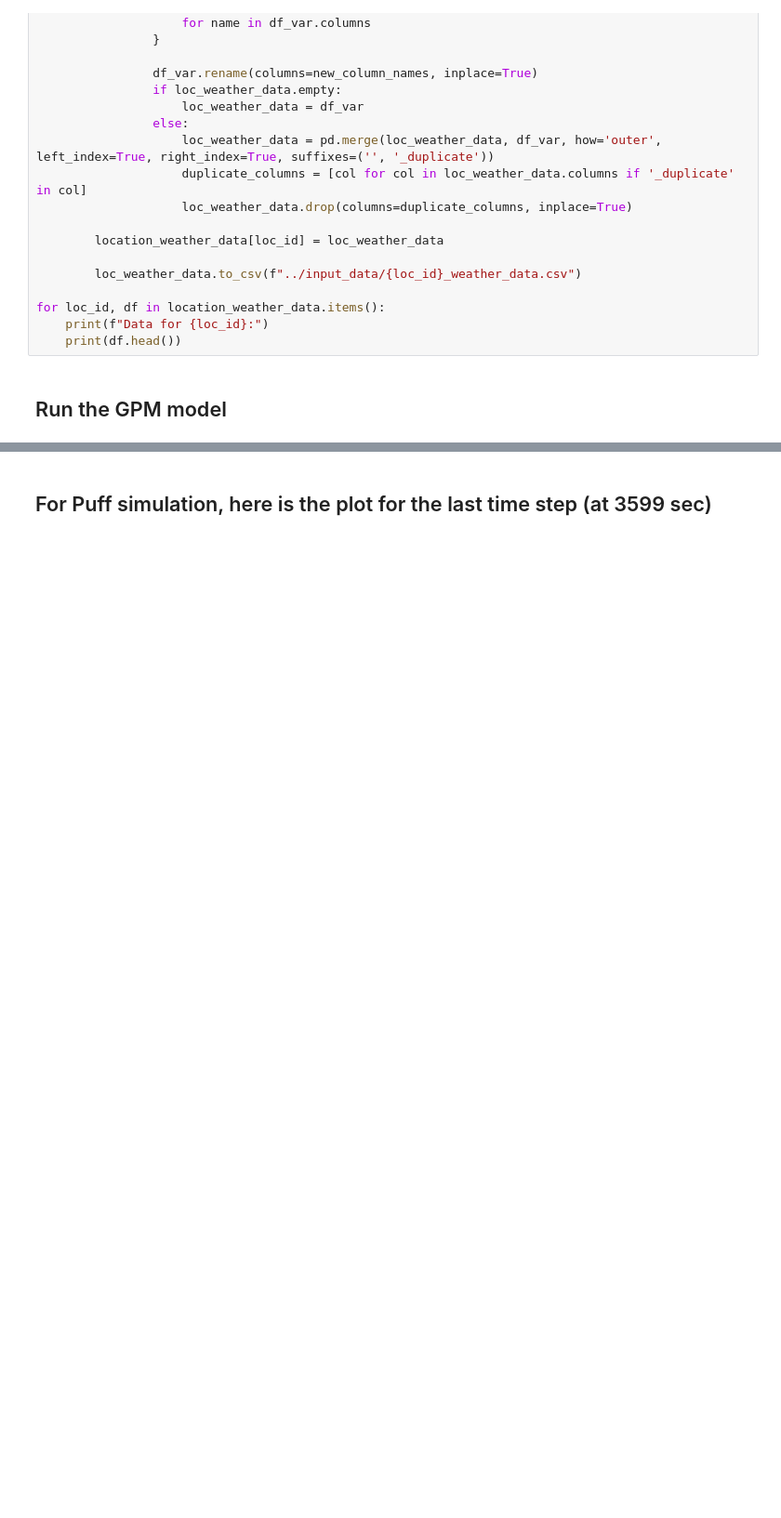
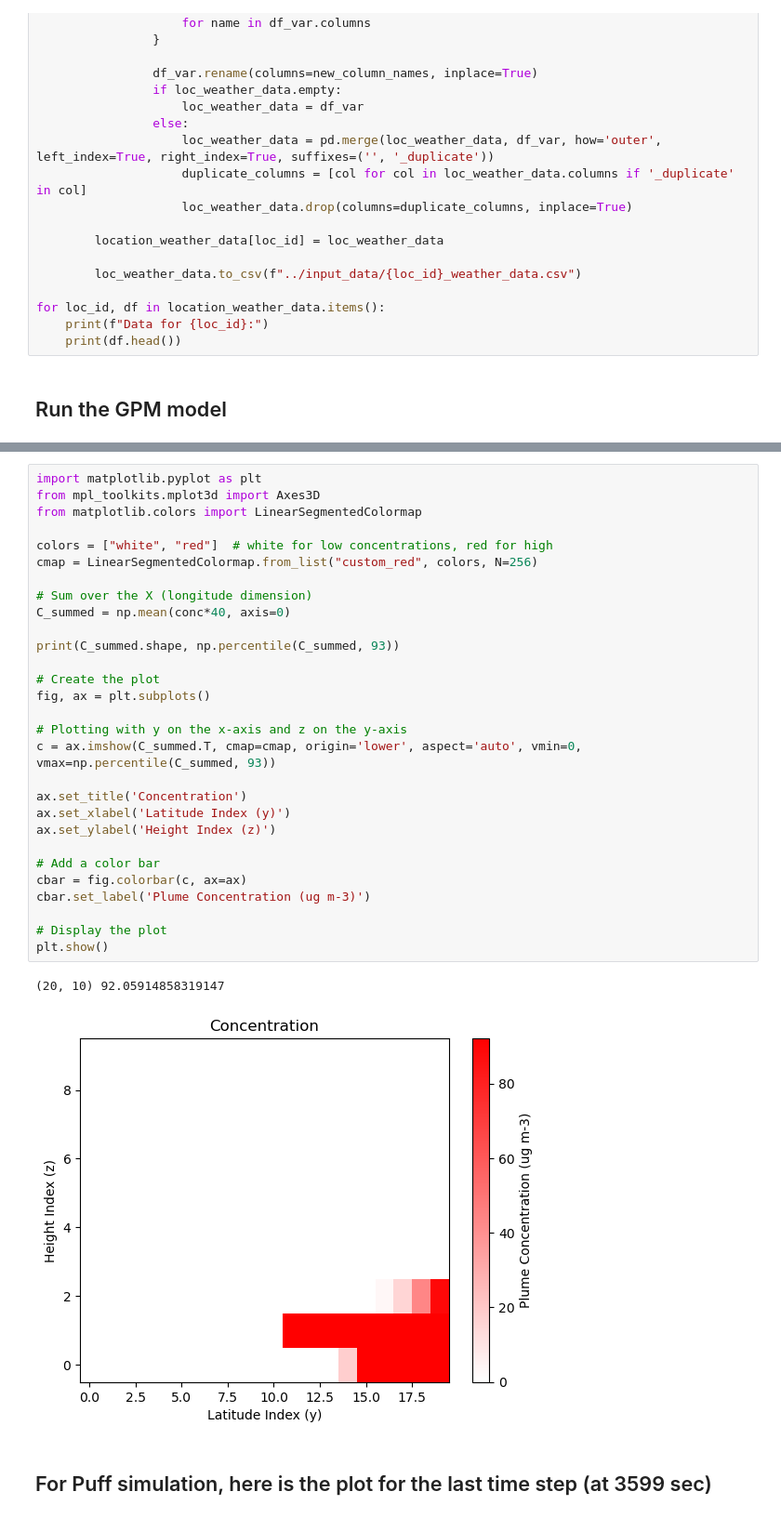
Before and after one commit to yunhal/CH4_dispersion, a Jupyter notebook: code/main.ipynb, the cells around one changed output, grey strips where cells are left out. Shown at 93% size. Saved outputs shown, nothing was run; the diff lists cells and outputs as text; blank space fills up the shorter version.

```diff
--- a/code/main.ipynb
+++ b/code/main.ipynb
@@ -245,3 +260,35 @@ Plotting time step 1500
+# %%
+import matplotlib.pyplot as plt
+from mpl_toolkits.mplot3d import Axes3D
+from matplotlib.colors import LinearSegmentedColormap
+
+colors = ["white", "red"]  # white for low concentrations, red for high
+cmap = LinearSegmentedColormap.from_list("custom_red", colors, N=256)
+
+# Sum over the X (longitude dimension)
+C_summed = np.mean(conc*40, axis=0)
+
+print(C_summed.shape, np.percentile(C_summed, 93))
+
+# Create the plot
+fig, ax = plt.subplots()
+
+# Plotting with y on the x-axis and z on the y-axis
+c = ax.imshow(C_summed.T, cmap=cmap, origin='lower', aspect='auto', vmin=0, vmax=np.percentile(C_summed, 93))
+
+ax.set_title('Concentration')
+ax.set_xlabel('Latitude Index (y)')
+ax.set_ylabel('Height Index (z)')
+
+# Add a color bar
+cbar = fig.colorbar(c, ax=ax)
+cbar.set_label('Plume Concentration (ug m-3)')
+
+# Display the plot
+plt.show()
+# %% [output]
+(20, 10) 92.05914858319147
+[figure, added]
 # %% [markdown]
 ## For Puff simulation, here is the plot for the last time step (at 3599 sec)
 # %%
```
Also changed, not shown: parts of 2 cells of this notebook, 1 other file.
